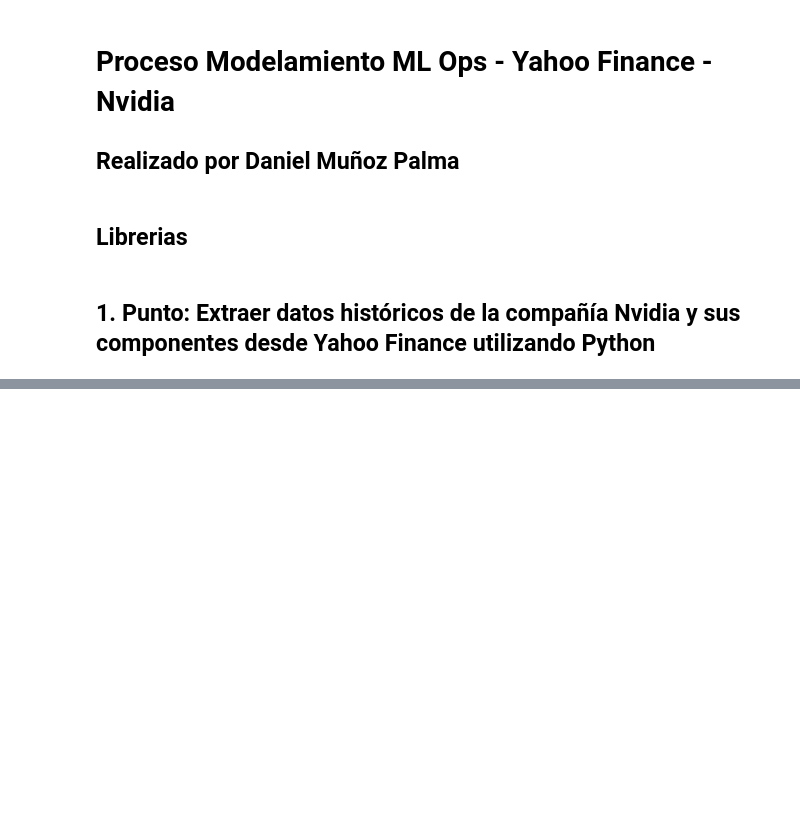
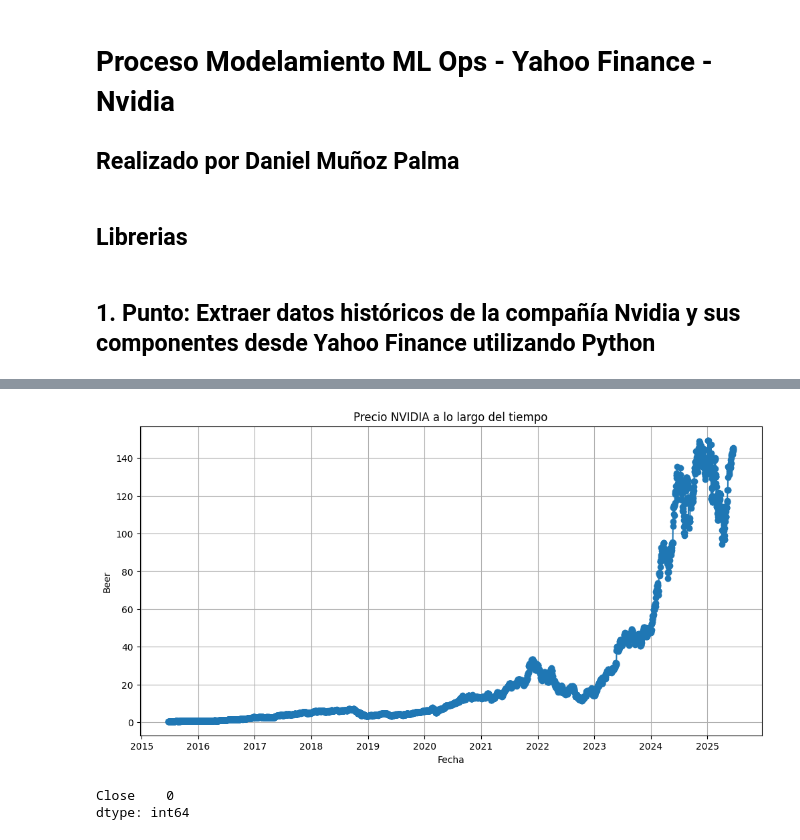
Before and after one commit to Danie8904/prueba_NVIDIA_yahoo_Finance, a Jupyter notebook: Notebook/nvidia_modelos.ipynb, the cells around one changed output, grey strips where cells are left out. Saved outputs shown, nothing was run; the diff lists cells and outputs as text; code cells hidden in the pictures; blank space fills up the shorter version.

```diff
--- a/Notebook/nvidia_modelos.ipynb
+++ b/Notebook/nvidia_modelos.ipynb
@@ -36,0 +61,2 @@ nvda.head()
+# %%
+df = data_excel.asfreq('D')
@@ -36,0 +74,18 @@ nvda.head()
+# %%
+import matplotlib.pyplot as plt # Es una biblioteca en Python utilizada para crear gráficos y visualizaciones de datos de manera fácil y flexible.
+
+plt.figure(figsize=(12,6))
+plt.plot(df.index, df['Close'], marker='o', linestyle='-')
+plt.title('Precio NVIDIA a lo largo del tiempo')
+plt.xlabel('Fecha')
+plt.ylabel('Beer')
+plt.grid(True)
+plt.show()
+# %% [output]
+[figure, added]
+# %%
+# Contemos cuanto periodos tienen datos faltantes
+df.isna().sum()
+# %% [output]
+Close    0
+dtype: int64
```
Also changed, not shown: parts of 35 cells of this notebook, 3 other files.
